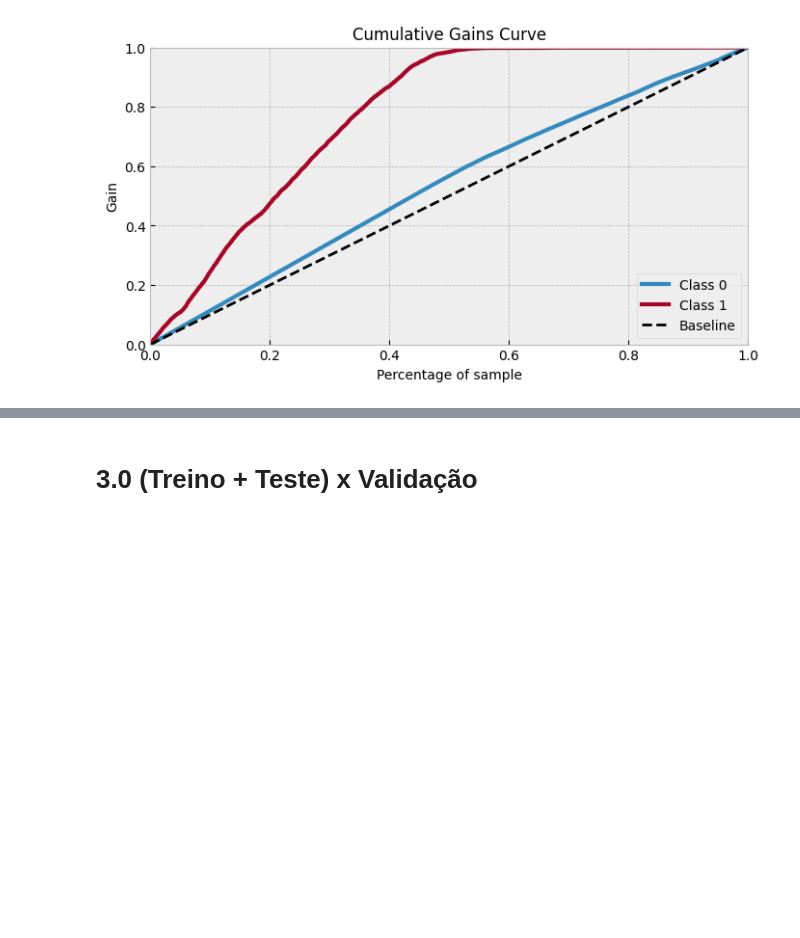
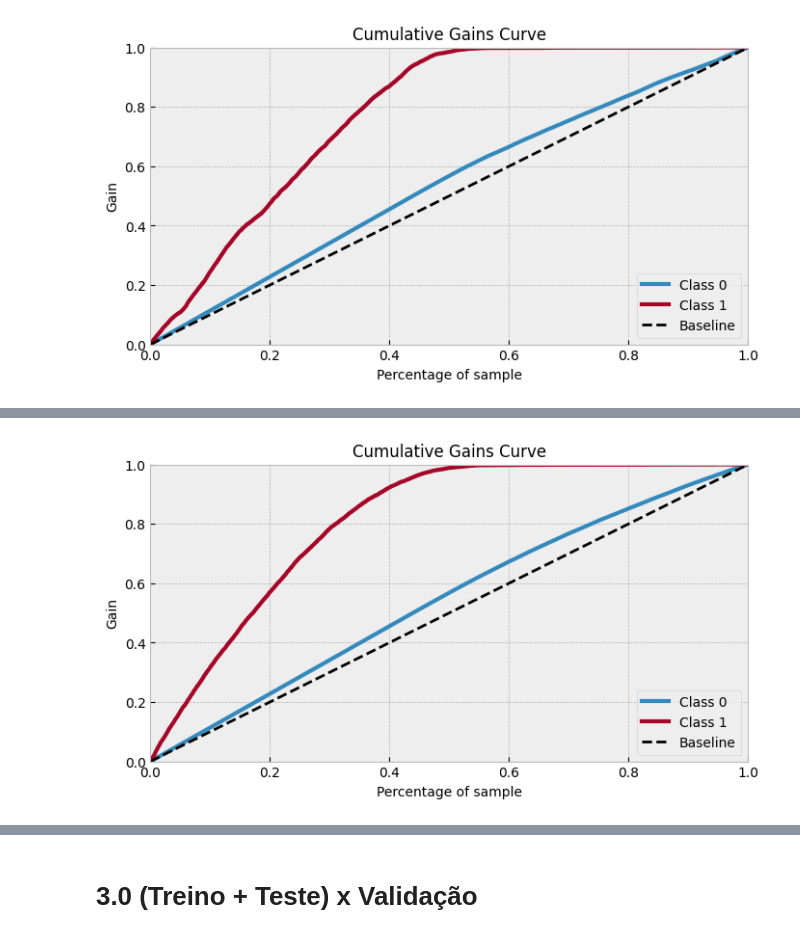
Before and after one commit to Gabrielnbr/estudo_pa004, a Jupyter notebook: notebooks/7.treinamento-modelo-calssificacao.ipynb, the cells around one changed output, grey strips where cells are left out. Saved outputs shown, nothing was run; the diff lists cells and outputs as text; code cells hidden in the pictures; blank space fills up the shorter version.

```diff
--- a/notebooks/7.treinamento-modelo-calssificacao.ipynb
+++ b/notebooks/7.treinamento-modelo-calssificacao.ipynb
@@ -138,7 +157,0 @@ with plt.rc_context({'figure.figsize': (8, 4), 'font.size': 10}):
-# %%
-tree_model.fit(x_treino, y_treino)
-
-y_proba_tree = tree_model.predict_proba(x_teste)
-
-print("Log Loss:", log_loss(y_teste, y_proba_tree))
-print("Brier Score:", brier_score_loss(y_teste, y_proba_tree[:, 1]))
@@ -189,0 +230,4 @@ with plt.rc_context({'figure.figsize': (8, 4), 'font.size': 10}):
+# %%
+xgb_model.fit(x_treino,y_treino)
+
+yhat_proba_xgb = xgb_model.predict_proba(x_teste)
@@ -189,0 +258,6 @@ with plt.rc_context({'figure.figsize': (8, 4), 'font.size': 10}):
+# %%
+with plt.rc_context({'figure.figsize': (8, 4), 'font.size': 10}):
+    skplt.metrics.plot_cumulative_gain(y_teste, yhat_proba_xgb)
+    plt.show()
+# %% [output]
+[figure, added]
```
Also changed, not shown: parts of 118 cells of this notebook, 14 other files.
